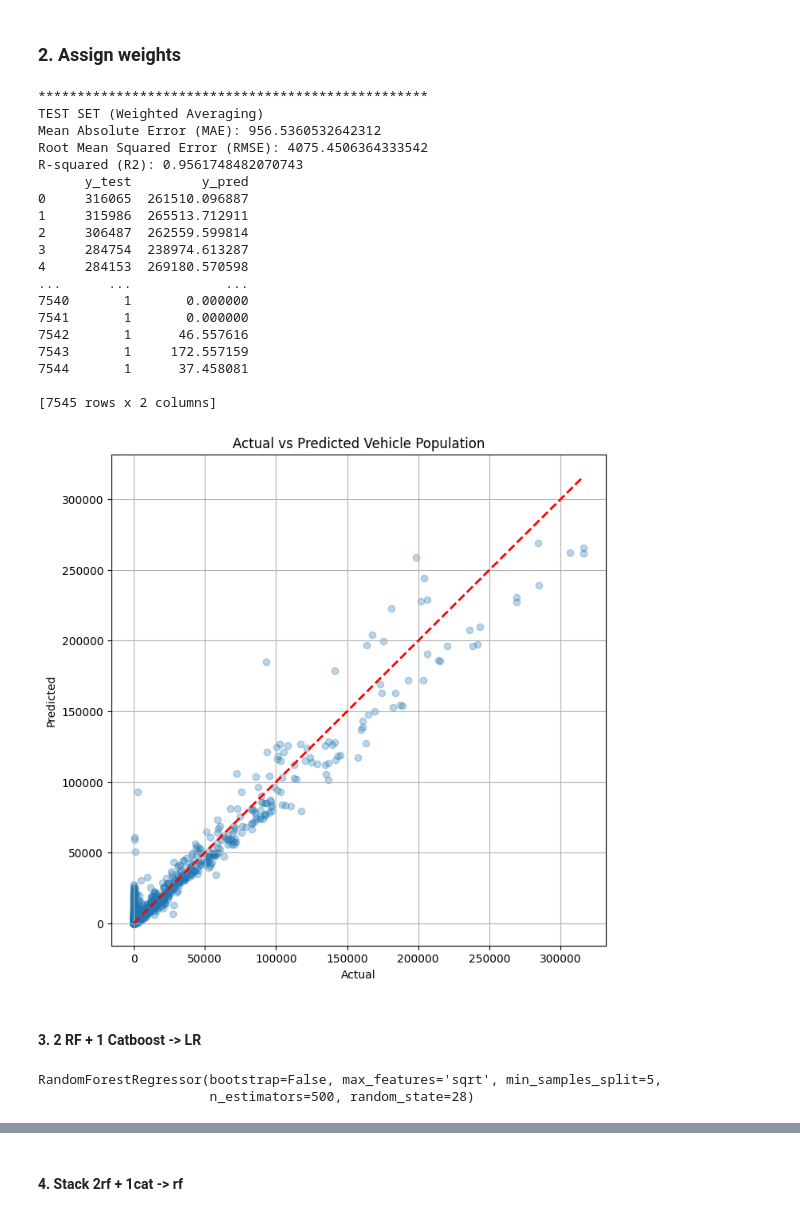
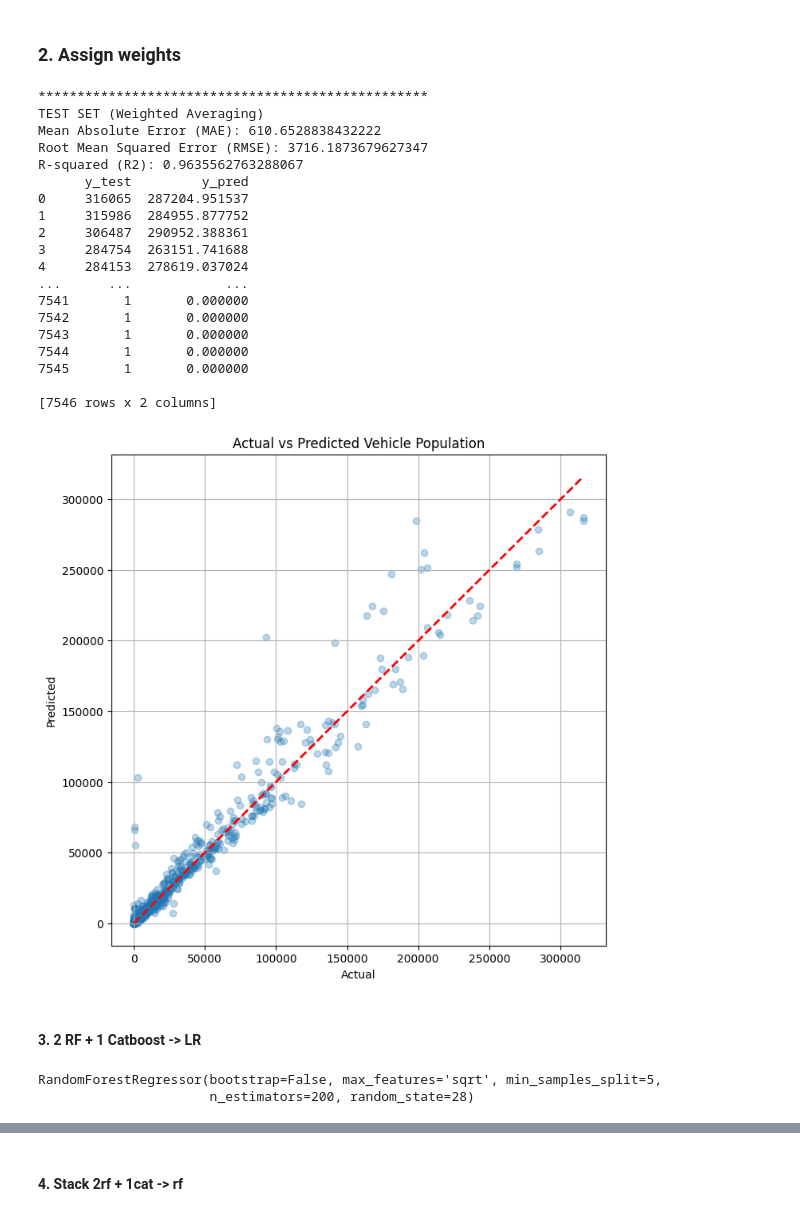
Before and after one commit to hiitsmocha/rice-datathon-2025, a Jupyter notebook: EDA.ipynb, the cells around one changed output, grey strips where cells are left out. Drawn from its saved outputs; the diff is of its cells as text; code cells hidden in the pictures.

```diff
--- a/EDA.ipynb
+++ b/EDA.ipynb
@@ -244,7 +244,7 @@ Vehicle Category_P                                   0
 # Train Random Forest model
 
 random_forest_model = RandomForestRegressor(random_state=28)
-random_forest_model.fit(X_train, y_train)
+random_forest_model.fit(X_train_full, y_train_full)
 # %% [output]
 RandomForestRegressor(random_state=28)
 # %%
@@ -448,9 +460,9 @@ y_train_full = y
 # Train Random Forest model
 param = {'bootstrap': False, 'max_depth': None, 'max_features': 'sqrt', 'min_samples_leaf': 1, 'min_samples_split': 5, 'n_estimators': 200}
 # model = RandomForestRegressor(random_state=42, **param)
-model = RandomForestRegressor(random_state=28)
+random_forest_model_full = RandomForestRegressor(random_state=28)
 # model.fit(X_train_full, y_train_full)
-model.fit(X_train, y_train)
+random_forest_model_full.fit(X_train_full, y_train_full)
 # %% [output]
 RandomForestRegressor(random_state=28)
 # %%
@@ -514,11 +522,11 @@ param_grid = {
     "verbose": [False]  # Disable verbose output during grid search
 }
 # %%
-X_train_cat = X_train.copy()
+X_train_cat = X_train_full.copy()
 X_test_cat = X_test.copy()
 # Define categorical columns
 categorical_cols = list(X_train_cat.columns)
 # Convert all columns to string
 X_train_cat[categorical_cols] = X_train_cat[categorical_cols].astype(str)
 X_test_cat[categorical_cols] = X_test_cat[categorical_cols].astype(str)
-X_train_cat[categorical_cols] = X_train_cat[categorical_cols].astype(str)
+y_test_cat = y_test.copy()
@@ -572,13 +540,5 @@ best_catboost_model = CatBoostRegressor(
     # verbose=3  # Enable verbose output for training
 )
 
-best_catboost_model.fit(X_train_cat, y_train, cat_features=categorical_cols)
-
-# Predictions
-catboost_preds = best_catboost_model.predict(X_test_cat)
-
-# Evaluate
-from sklearn.metrics import mean_squared_error
-catboost_rmse = np.sqrt(mean_squared_error(y_test, catboost_preds))
-print(f"CatBoost RMSE: {catboost_rmse}")
+best_catboost_model.fit(X_train_cat, y_train_full, cat_features=categorical_cols)
 # %% [output]
@@ -845,66 +825,67 @@ cb_preds = best_catboost_model.predict(X_test_cat)
 rf_weight = 0.9 # Give more importance to Random Forest
 cb_weight = 0.1  # Less weight to CatBoost
 
-stacked_preds = (rf_weight * rf_preds) + (cb_weight * cb_preds)
+stacked_pred_2 = (rf_weight * rf_preds) + (cb_weight * cb_preds)
 
 # Step 3: Ensure non-negative predictions
-stacked_preds = np.maximum(stacked_preds, 0)
+stacked_pred_2 = np.maximum(stacked_pred_2, 0)
 
 # Step 4: Evaluate performance
-rmse_stacked = np.sqrt(mean_squared_error(y_test, stacked_preds))
-mae_stacked = mean_absolute_error(y_test, stacked_preds)
-r2_stacked = r2_score(y_test, stacked_preds)
+rmse_stacked = np.sqrt(mean_squared_error(y_test, stacked_pred_2))
+mae_stacked = mean_absolute_error(y_test, stacked_pred_2)
+r2_stacked = r2_score(y_test, stacked_pred_2)
 
 # Print evaluation metrics
 print("*" * 50)
 print("TEST SET (Weighted Averaging)")
 print(f"Mean Absolute Error (MAE): {mae_stacked}")
 print(f"Root Mean Squared Error (RMSE): {rmse_stacked}")
 print(f"R-squared (R2): {r2_stacked}")
 
 # Step 5: Show predictions
-results_df = pd.DataFrame({'y_test': y_test, 'y_pred': stacked_preds})
+results_df = pd.DataFrame({'y_test': y_test, 'y_pred': stacked_pred_2})
 print(results_df)
 # Plot the actual vs predicted values
 plt.figure(figsize=(8, 8))
-plt.scatter(y_test, stacked_preds, alpha=0.3)
+plt.scatter(y_test, stacked_pred_2, alpha=0.3)
 plt.plot([y_test.min(), y_test.max()], [y_test.min(), y_test.max()], 'r--', lw=2)
 plt.xlabel('Actual')
 plt.ylabel('Predicted')
 plt.title('Actual vs Predicted Vehicle Population')
 plt.grid(True)
 plt.show()
+results_df.to_csv("/Users/trongphan/Downloads/Rice_Datathon/rice-datathon-2025/Assign_weight.csv", index=False)
 # %% [output]
 **************************************************
 TEST SET (Weighted Averaging)
-Mean Absolute Error (MAE): 956.5360532642312
-Root Mean Squared Error (RMSE): 4075.4506364333542
-R-squared (R2): 0.9561748482070743
+Mean Absolute Error (MAE): 610.6528838432222
+Root Mean Squared Error (RMSE): 3716.1873679627347
+R-squared (R2): 0.9635562763288067
       y_test         y_pred
-0     316065  261510.096887
-1     315986  265513.712911
-2     306487  262559.599814
-3     284754  238974.613287
-4     284153  269180.570598
+0     316065  287204.951537
+1     315986  284955.877752
+2     306487  290952.388361
+3     284754  263151.741688
+4     284153  278619.037024
 ...      ...            ...
-7540       1       0.000000
 7541       1       0.000000
-7542       1      46.557616
-7543       1     172.557159
-7544       1      37.458081
+7542       1       0.000000
+7543       1       0.000000
+7544       1       0.000000
+7545       1       0.000000
 
-[7545 rows x 2 columns]
+[7546 rows x 2 columns]
-[figure, old version]
+[figure, new version]
 # %% [markdown]
 #### 3. 2 RF + 1 Catboost -> LR
 # %%
-# Train second Random Forest model with more trees
-rf_params = {'n_estimators': 500, 'min_samples_split': 5, 'min_samples_leaf': 1, 'max_features': 'sqrt', 'max_depth': None, 'bootstrap': False}
+# Train second Random Forest model with optimized parameters
+rf_params = {'bootstrap': False, 'max_depth': None, 'max_features': 'sqrt', 'min_samples_leaf': 1, 'min_samples_split': 5, 'n_estimators': 200}
 random_forest_model_2 = RandomForestRegressor(random_state=28, **rf_params)
 random_forest_model_2.fit(X_train, y_train)
 # %% [output]
 RandomForestRegressor(bootstrap=False, max_features='sqrt', min_samples_split=5,
-                      n_estimators=500, random_state=28)
+                      n_estimators=200, random_state=28)
 # %%
 import numpy as np
 from sklearn.metrics import mean_absolute_error, mean_squared_error, r2_score
```
Also changed, not shown: parts of 9 cells of this notebook, 7 other files.
